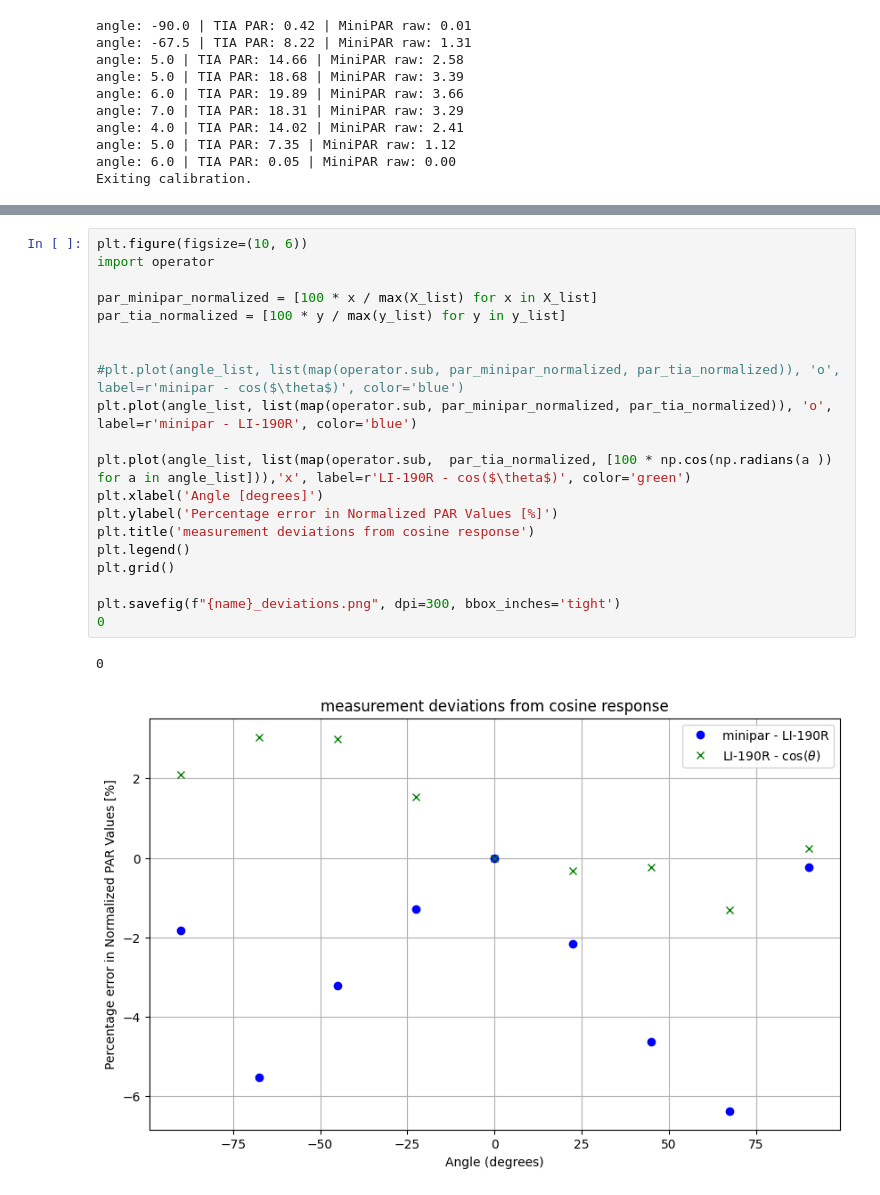
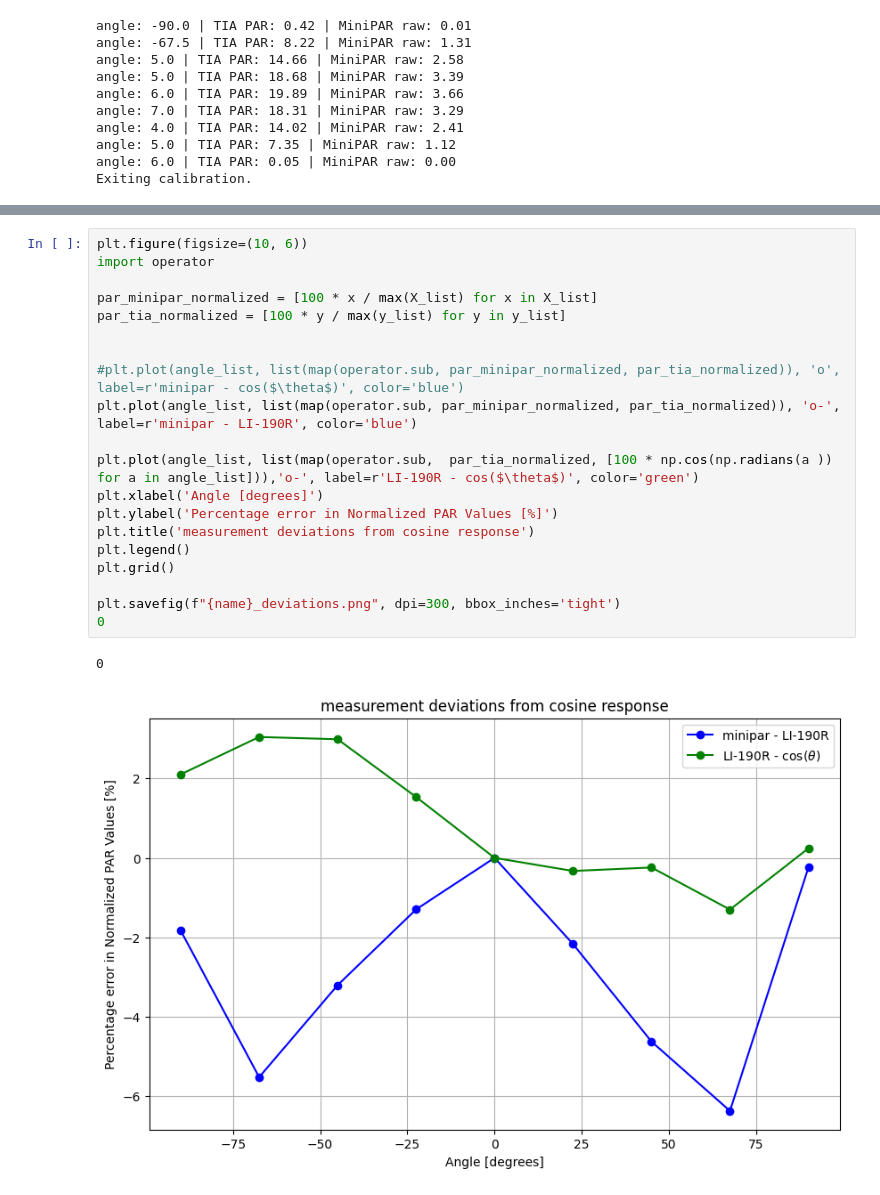
Before and after one commit to Jan-IngenHousz-Institute/miniPar, a Jupyter notebook: Scripts/angular_dep_cal.ipynb, the cells around one changed output, grey strips where cells are left out. Cells and saved outputs as stored; diff of their text form.

```diff
--- a/Scripts/angular_dep_cal.ipynb
+++ b/Scripts/angular_dep_cal.ipynb
@@ -160,23 +160,23 @@ np.savetxt(f"{name}.csv", csv_data, delimiter=",", header="Angle,MiniPAR,TIA", c
 # %%
 plt.figure(figsize=(10, 6))
 import operator
 
 par_minipar_normalized = [100 * x / max(X_list) for x in X_list]
 par_tia_normalized = [100 * y / max(y_list) for y in y_list]
 
 
 #plt.plot(angle_list, list(map(operator.sub, par_minipar_normalized, par_tia_normalized)), 'o', label=r'minipar - cos($\theta$)', color='blue')
-plt.plot(angle_list, list(map(operator.sub, par_minipar_normalized, par_tia_normalized)), 'o', label=r'minipar - LI-190R', color='blue')
+plt.plot(angle_list, list(map(operator.sub, par_minipar_normalized, par_tia_normalized)), 'o-', label=r'minipar - LI-190R', color='blue')
 
-plt.plot(angle_list, list(map(operator.sub,  par_tia_normalized, [100 * np.cos(np.radians(a )) for a in angle_list])),'x', label=r'LI-190R - cos($\theta$)', color='green')
+plt.plot(angle_list, list(map(operator.sub,  par_tia_normalized, [100 * np.cos(np.radians(a )) for a in angle_list])),'o-', label=r'LI-190R - cos($\theta$)', color='green')
 plt.xlabel('Angle [degrees]')
 plt.ylabel('Percentage error in Normalized PAR Values [%]')
 plt.title('measurement deviations from cosine response')
 plt.legend()
 plt.grid()
 
 plt.savefig(f"{name}_deviations.png", dpi=300, bbox_inches='tight')
 0
 # %% [output]
 0
-[figure, old version]
+[figure, new version]
```
Also changed, not shown: parts of 1 cell of this notebook, 1 other file.
